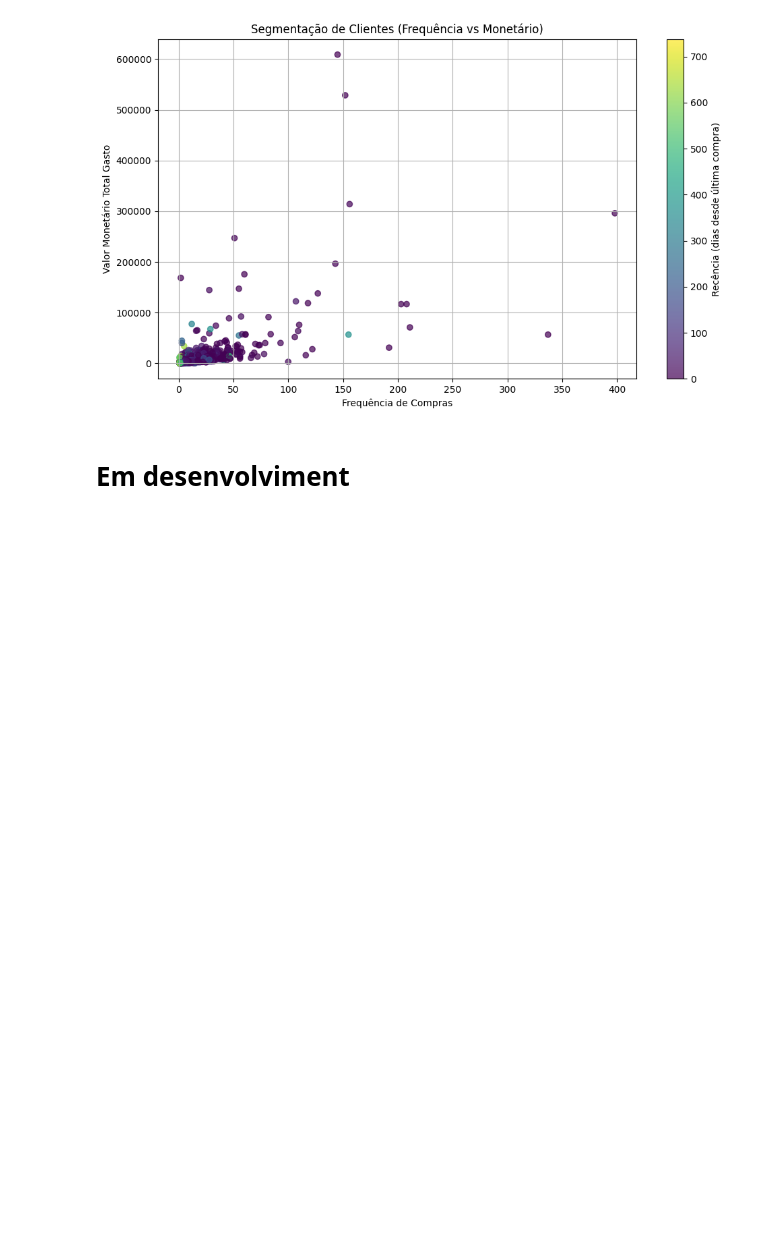
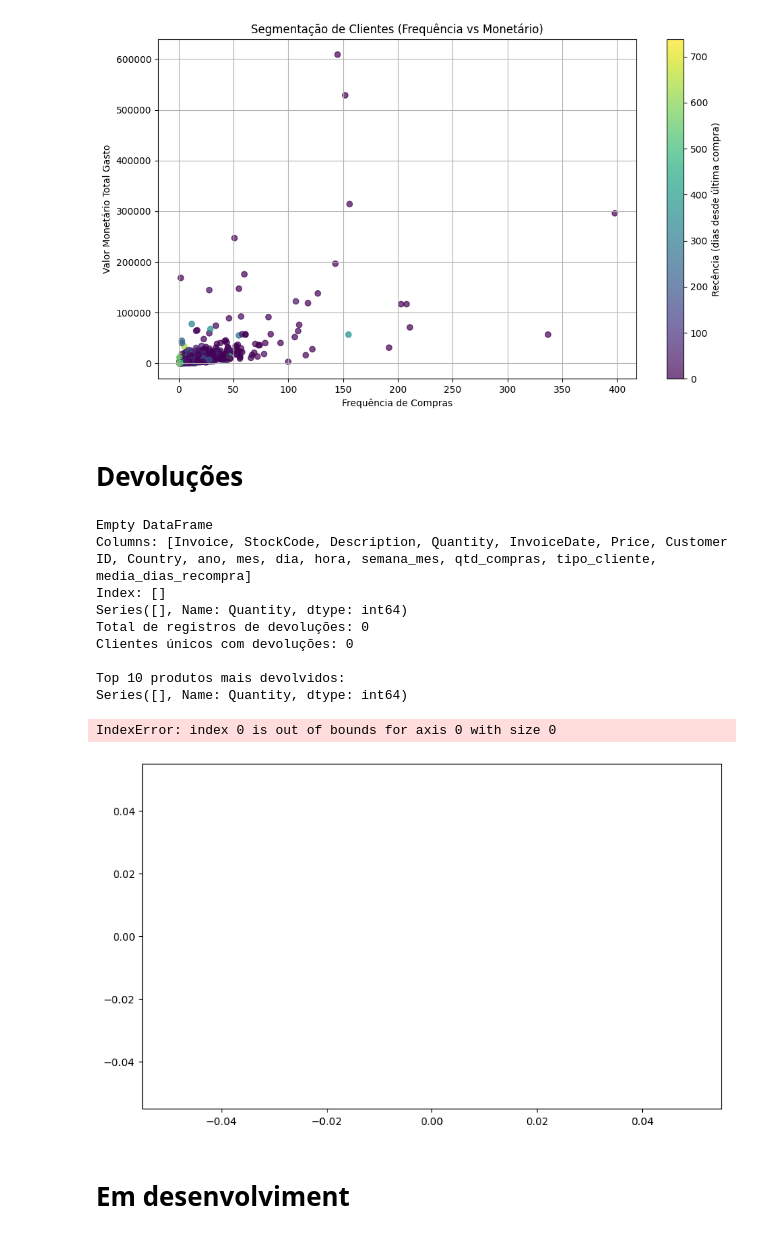
Before and after one commit to nickmorche/online_retail_data_analysis, a Jupyter notebook: data_analysis.ipynb, the cells around one changed output. Drawn from its saved outputs; the diff is of its cells as text; code cells hidden in the pictures; blank space fills up the shorter version.

Commit message:
Adicionado gráfico de devolução e gráfico de produtos frequentemente comprados

```diff
--- a/data_analysis.ipynb
+++ b/data_analysis.ipynb
@@ -82,7 +82,9 @@ plt.yticks(range(len(correlation.columns)), correlation.columns)
 df.isna().sum()
 
 # Obtêm os transações canceladas
-df_cancelled = df[df['Invoice'].astype(str).str.contains('C', na=False)]
+df_devolucoes = df[df['Invoice'].astype(str).str.startswith('C')==True]
+
+print(df.head(5))
 
 # Remove as transações canceladas
 df = df[~df['Invoice'].astype(str).str.contains('C', na=False)]
@@ -504,6 +493,48 @@ plt.tight_layout()
 plt.show()
 # %% [output]
 [figure]
+# %% [markdown]
+# Devoluções
+# %%
+print(df_devolucoes.head(5))
+
+devolucoes_por_cliente = df_devolucoes.groupby('Customer ID')['Quantity'].sum()
+
+print(devolucoes_por_cliente.head(5))
+
+# Total de devoluções por produto
+devolucoes_por_produto = df_devolucoes.groupby('Description')['Quantity'].sum().sort_values()
+
+# Top 10 produtos mais devolvidos
+top_devolvidos = devolucoes_por_produto.head(10).abs()
+
+# Exibe resumo
+print(f"Total de registros de devoluções: {len(df_devolucoes)}")
+print(f"Clientes únicos com devoluções: {df_devolucoes['Customer ID'].nunique()}")
+print("\nTop 10 produtos mais devolvidos:")
+print(top_devolvidos)
+
+# Gráfico dos produtos mais devolvidos
+plt.figure(figsize=(10, 6))
+top_devolvidos.plot(kind='barh', color='salmon')
+plt.title("Top 10 Produtos Mais Devolvidos")
+plt.xlabel("Quantidade Devolvida")
+plt.ylabel("Produto")
+plt.tight_layout()
+plt.grid(True)
+plt.show()
+# %% [output]
+Empty DataFrame
+Columns: [Invoice, StockCode, Description, Quantity, InvoiceDate, Price, Customer ID, Country, ano, mes, dia, hora, semana_mes, qtd_compras, tipo_cliente, media_dias_recompra]
+Index: []
+Series([], Name: Quantity, dtype: int64)
+Total de registros de devoluções: 0
+Clientes únicos com devoluções: 0
+
+Top 10 produtos mais devolvidos:
+Series([], Name: Quantity, dtype: int64)
+IndexError: index 0 is out of bounds for axis 0 with size 0
+[figure, added]
 # %% [markdown]
 # Em desenvolviment
 # %%
```
Also changed, not shown: parts of 5 cells of this notebook.
